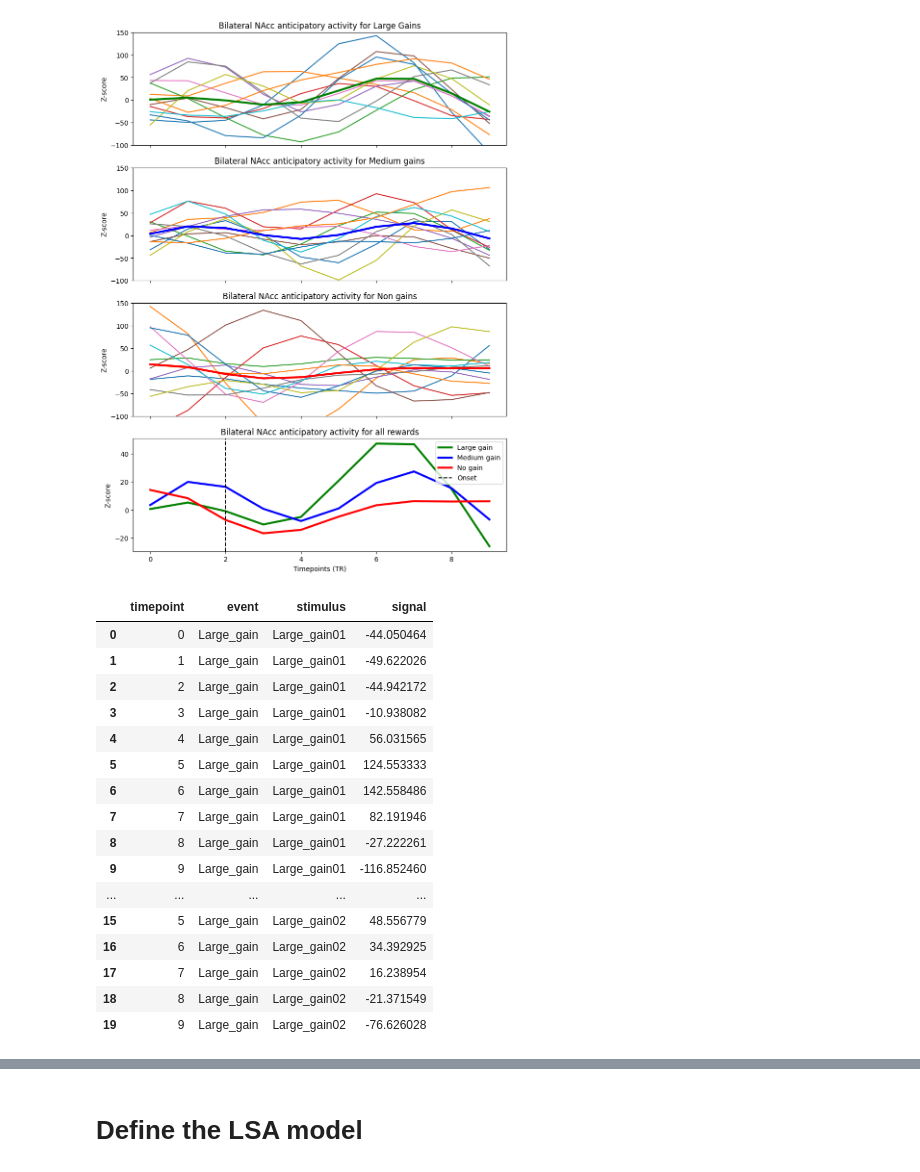
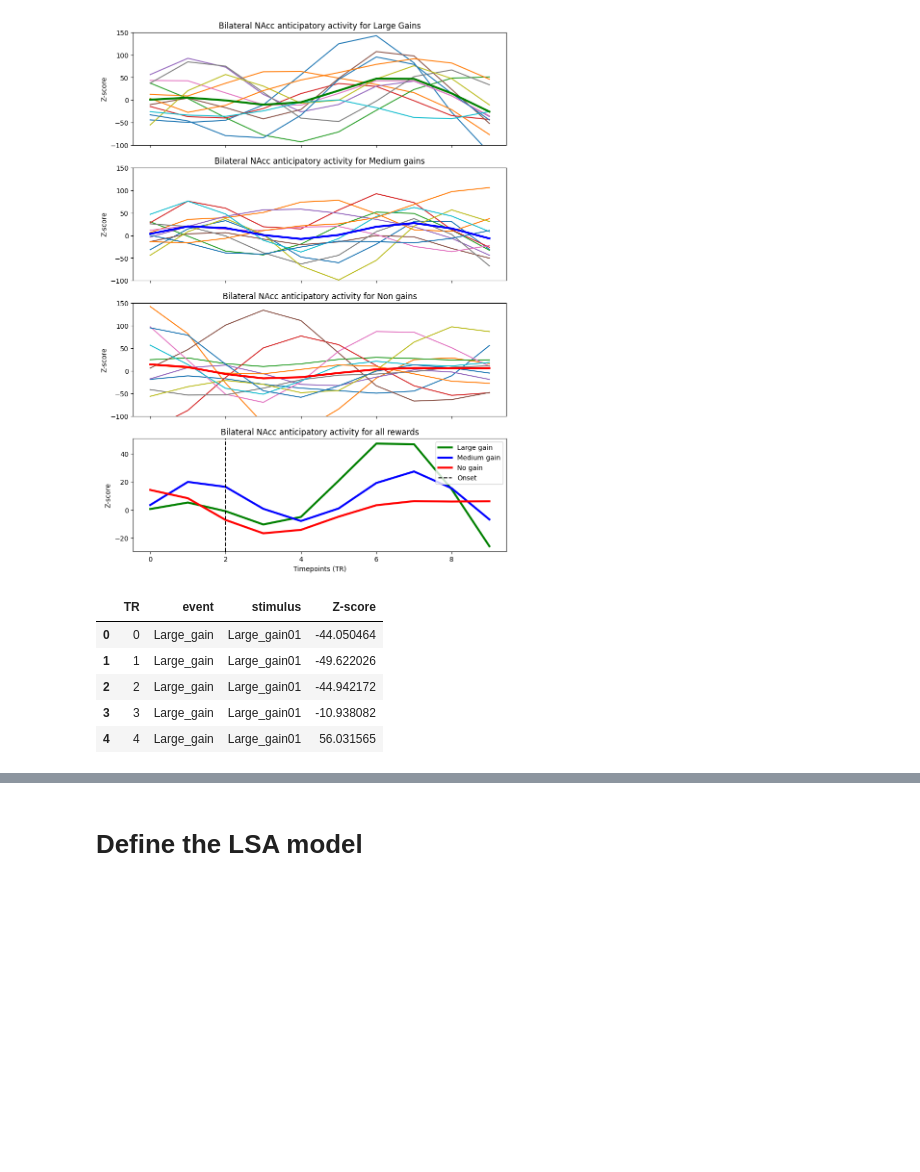
Before and after one commit to LuisA00/Analysis_Playground, a Jupyter notebook: Monetary_Incentive_Delay_fMRI/SingleParticipant_GLM_ROI_PPI_Analyses.ipynb, the cells around one changed output, grey strips where cells are left out. Saved outputs shown, nothing was run; the diff lists cells and outputs as text; code cells hidden in the pictures; blank space fills up the shorter version.

```diff
--- a/Monetary_Incentive_Delay_fMRI/SingleParticipant_GLM_ROI_PPI_Analyses.ipynb
+++ b/Monetary_Incentive_Delay_fMRI/SingleParticipant_GLM_ROI_PPI_Analyses.ipynb
@@ -368,48 +391,37 @@ Text(0.5, 1.0, 'Bilateral NAcc anticipatory activity for all rewards')
 # %%
 # Create a list of event categories and stimuli
 event_categories = ["Large_gain", "Medium_gain", "Non_gain"]
 stimuli = ["01", "02", "03", "04", "05", "06", "07", "08", "09", "10", "11", "12"]
 signal_array = np.array([bold_sNAcc_lg_bi, bold_sNAcc_mg_bi, bold_sNAcc_ng_bi])
 
 # Initialize empty lists to store data
 timepoints = []
 events = []
 stimulus_list = []
 signals = []
 
 for event_category in range(3):
     for stimulus in range(0, 12):
         for timepoint in range(0, 10):  # Assuming 10 timepoints
             timepoints.append(timepoint)
             events.append(event_categories[event_category])
             stimulus_list.append(str(event_categories[event_category] + stimuli[stimulus]))
             signals.append(signal_array[event_category, stimulus, timepoint])
 
 # Create the DataFrame
 data = {
-    'timepoint': timepoints,
+    'TR': timepoints,
     'event': events,
     'stimulus': stimulus_list,
-    'signal': signals
+    'Z-score': signals
 }
 
 bold_sNAcc_bi_df = pd.DataFrame(data)
-bold_sNAcc_bi_df.head(20)
+bold_sNAcc_bi_df.head()
 # %% [output]
-|  | timepoint | event | stimulus | signal |
+|  | TR | event | stimulus | Z-score |
 | 0 | 0 | Large_gain | Large_gain01 | -44.050464 |
 | 1 | 1 | Large_gain | Large_gain01 | -49.622026 |
 | 2 | 2 | Large_gain | Large_gain01 | -44.942172 |
 | 3 | 3 | Large_gain | Large_gain01 | -10.938082 |
 | 4 | 4 | Large_gain | Large_gain01 | 56.031565 |
-| 5 | 5 | Large_gain | Large_gain01 | 124.553333 |
-| 6 | 6 | Large_gain | Large_gain01 | 142.558486 |
-| 7 | 7 | Large_gain | Large_gain01 | 82.191946 |
-| 8 | 8 | Large_gain | Large_gain01 | -27.222261 |
-| 9 | 9 | Large_gain | Large_gain01 | -116.852460 |
-| ... | ... | ... | ... | ... |
-| 15 | 5 | Large_gain | Large_gain02 | 48.556779 |
-| 16 | 6 | Large_gain | Large_gain02 | 34.392925 |
-| 17 | 7 | Large_gain | Large_gain02 | 16.238954 |
-| 18 | 8 | Large_gain | Large_gain02 | -21.371549 |
-| 19 | 9 | Large_gain | Large_gain02 | -76.626028 |
```
Also changed, not shown: parts of 14 cells of this notebook, 1 other file.
